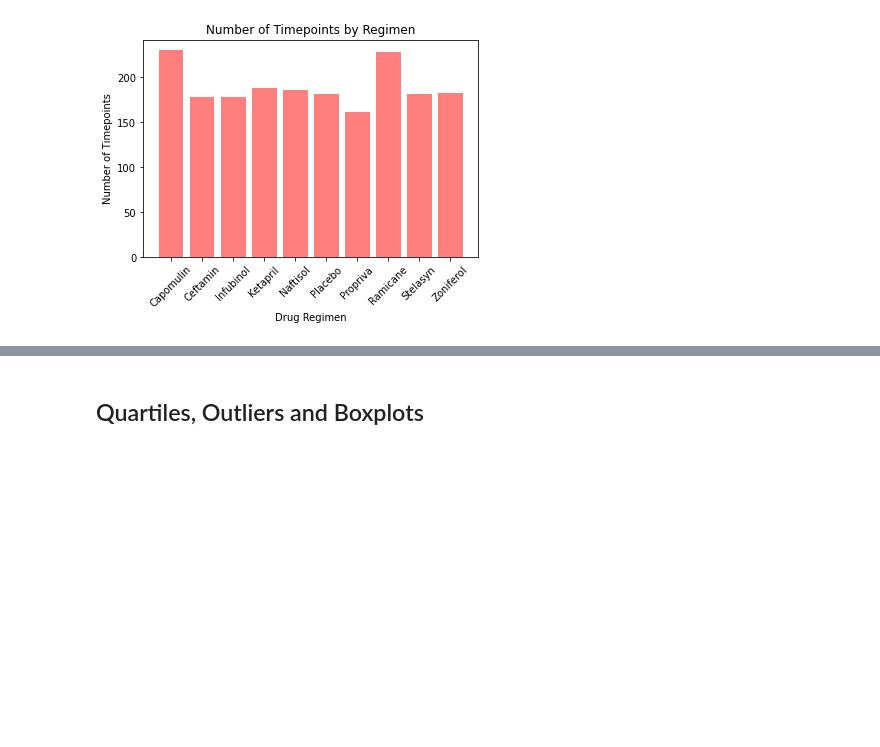
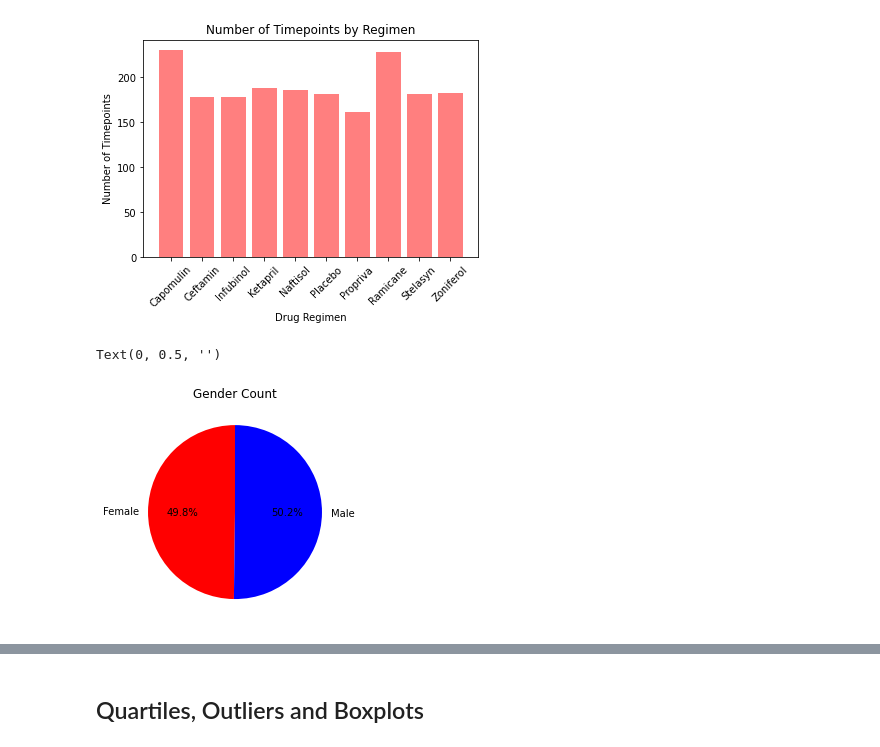
Before and after one commit to Sjenn257/matplotlib-challenge, a Jupyter notebook: pymaceuticals_starter.ipynb, the cells around one changed output, grey strips where cells are left out. Saved outputs shown, nothing was run; the diff lists cells and outputs as text; code cells hidden in the pictures; blank space fills up the shorter version.

```diff
--- a/pymaceuticals_starter.ipynb
+++ b/pymaceuticals_starter.ipynb
@@ -170,4 +170,14 @@ plt.ylabel("Number of Timepoints")
 plt.show()
 # %% [output]
 [figure]
+# %%
+# Generate a pie plot showing the distribution of female versus male mice using Pandas
+gender_count=combined_df.groupby('Sex')['Mouse ID'].nunique()
+
+gender_pie=gender_count.plot(kind='pie',startangle=90, colors=['red','blue'], autopct='%1.1f%%')
+gender_pie.set_title("Gender Count")
+gender_pie.set_ylabel("")
+# %% [output]
+Text(0, 0.5, '')
+[figure, added]
 # %%
```
Also changed, not shown: parts of 2 cells of this notebook.
